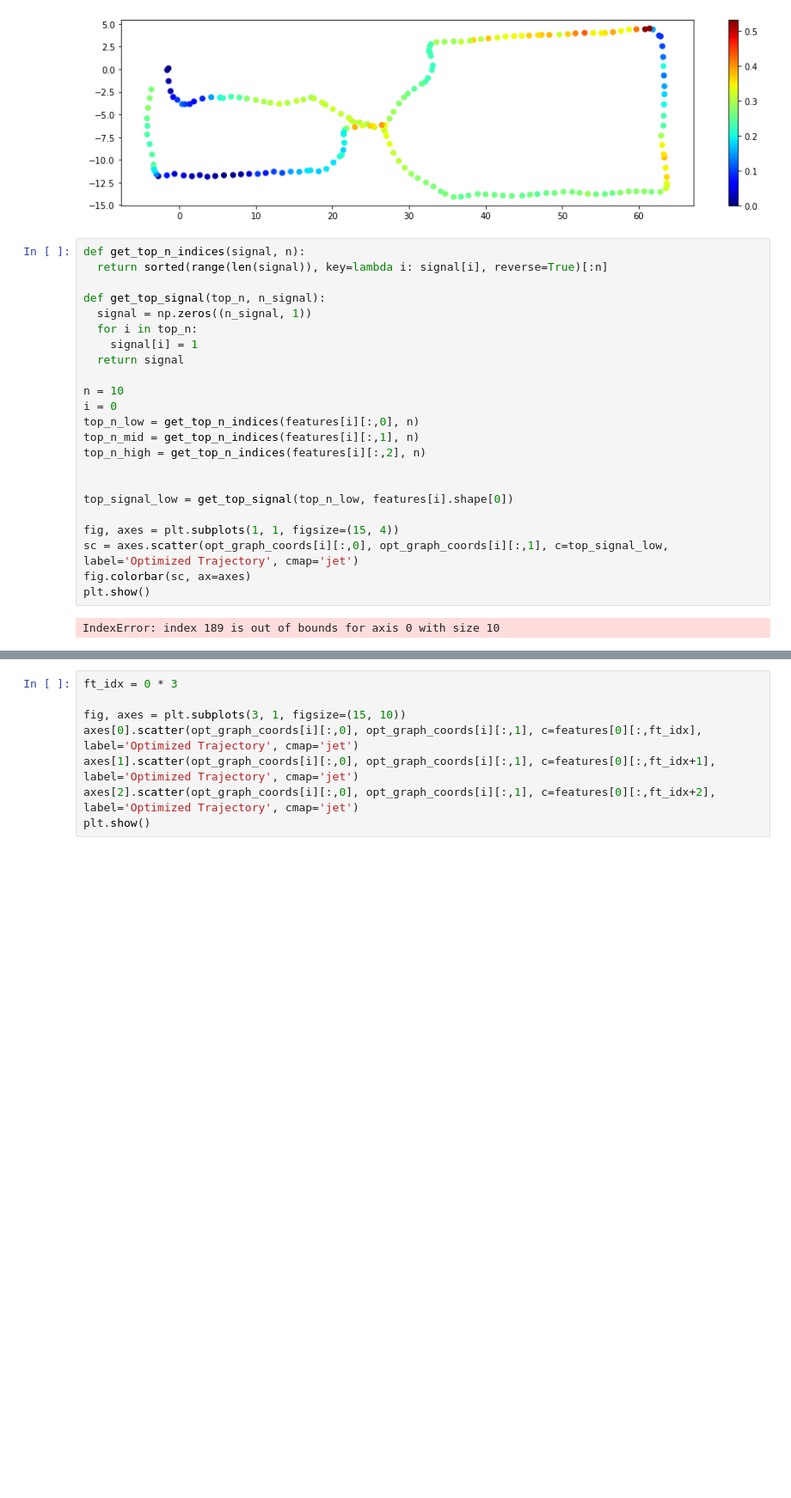
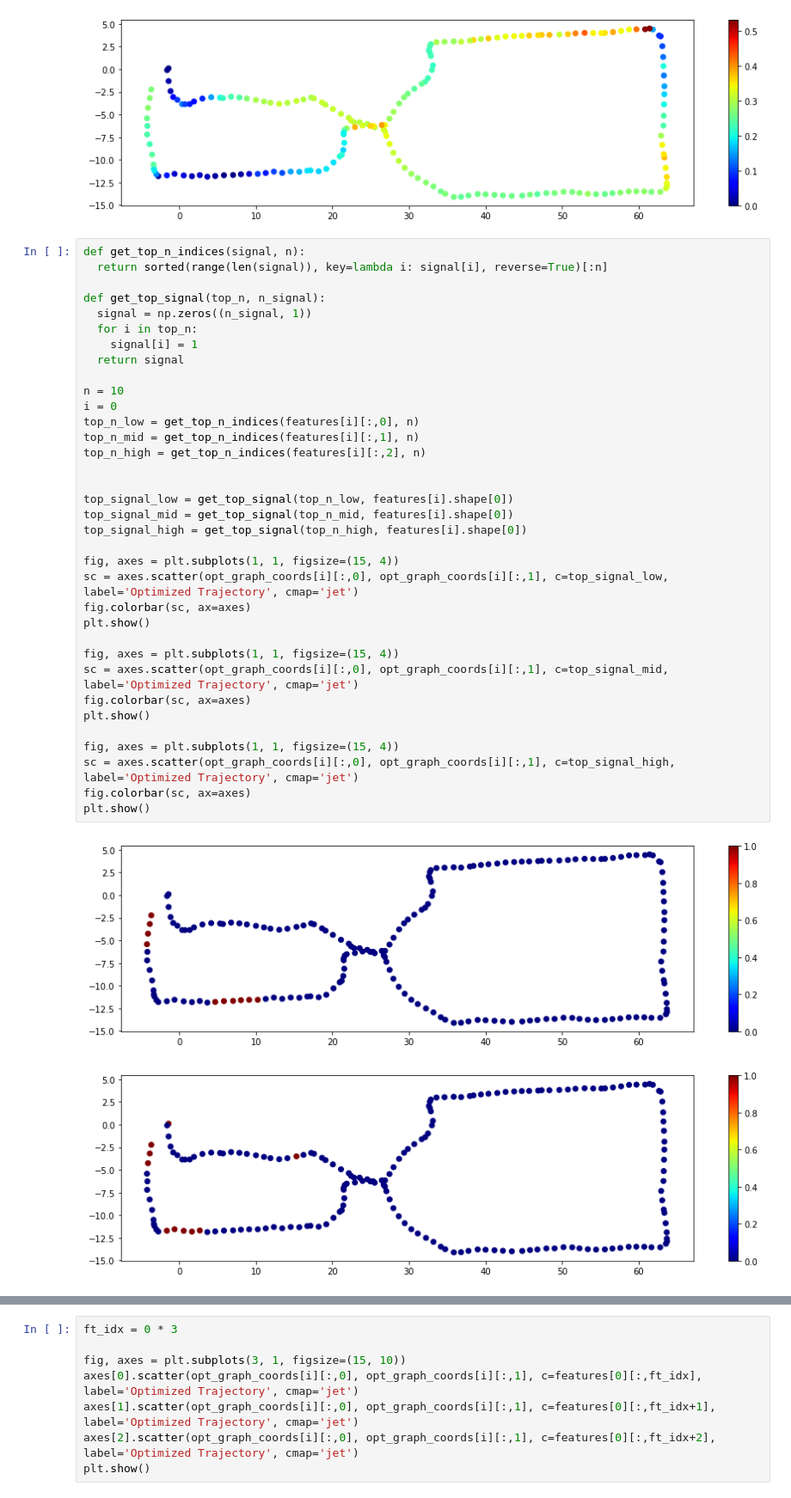
Before and after one commit to ethz-asl/fgsp, a Jupyter notebook: src/check_recordings.ipynb, the cells around one changed output, grey strips where cells are left out. Shown at 86% size. Saved outputs shown, nothing was run; the diff lists cells and outputs as text; blank space fills up the shorter version.

```diff
--- a/src/check_recordings.ipynb
+++ b/src/check_recordings.ipynb
@@ -203,25 +203,38 @@ plt.show()
 # %%
 def get_top_n_indices(signal, n):
   return sorted(range(len(signal)), key=lambda i: signal[i], reverse=True)[:n]
 
 def get_top_signal(top_n, n_signal):
   signal = np.zeros((n_signal, 1))
   for i in top_n:
     signal[i] = 1
   return signal
 
 n = 10
 i = 0
 top_n_low = get_top_n_indices(features[i][:,0], n)
 top_n_mid = get_top_n_indices(features[i][:,1], n)
 top_n_high = get_top_n_indices(features[i][:,2], n)
 
 
 top_signal_low = get_top_signal(top_n_low, features[i].shape[0])
+top_signal_mid = get_top_signal(top_n_mid, features[i].shape[0])
+top_signal_high = get_top_signal(top_n_high, features[i].shape[0])
 
 fig, axes = plt.subplots(1, 1, figsize=(15, 4))
 sc = axes.scatter(opt_graph_coords[i][:,0], opt_graph_coords[i][:,1], c=top_signal_low, label='Optimized Trajectory', cmap='jet')
 fig.colorbar(sc, ax=axes)
 plt.show()
+
+fig, axes = plt.subplots(1, 1, figsize=(15, 4))
+sc = axes.scatter(opt_graph_coords[i][:,0], opt_graph_coords[i][:,1], c=top_signal_mid, label='Optimized Trajectory', cmap='jet')
+fig.colorbar(sc, ax=axes)
+plt.show()
+
+fig, axes = plt.subplots(1, 1, figsize=(15, 4))
+sc = axes.scatter(opt_graph_coords[i][:,0], opt_graph_coords[i][:,1], c=top_signal_high, label='Optimized Trajectory', cmap='jet')
+fig.colorbar(sc, ax=axes)
+plt.show()
 # %% [output]
-IndexError: index 189 is out of bounds for axis 0 with size 10
+[figure, added]
+[figure, added]
```
Also changed, not shown: parts of 1 cell of this notebook, 1 other file.
